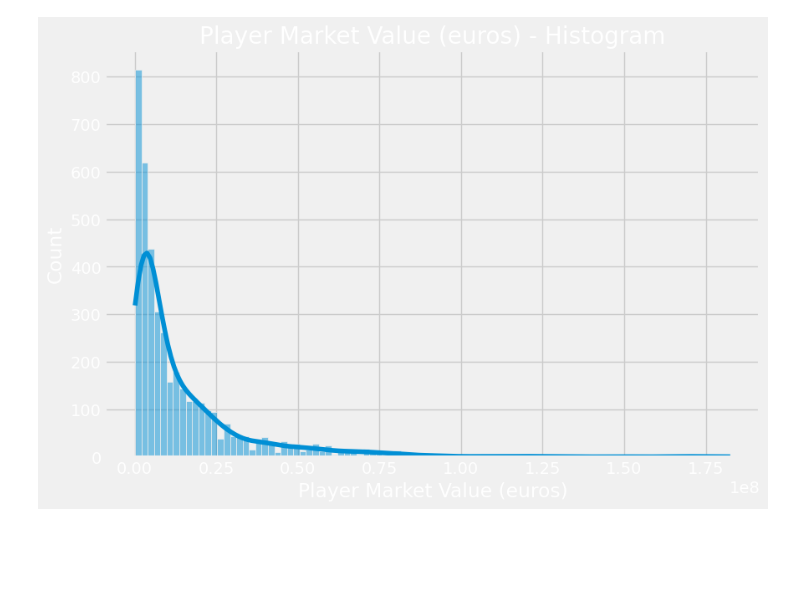
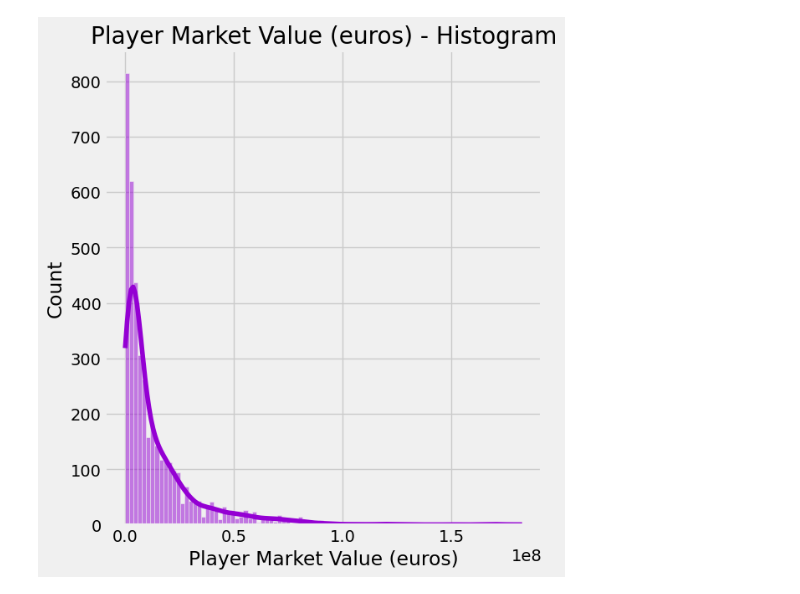
Before and after one commit to cmartins2001/player-valuation-model, a Jupyter notebook: deck_histograms.ipynb, the cells around one changed output. Saved outputs shown, nothing was run; the diff lists cells and outputs as text; code cells hidden in the pictures; blank space fills up the shorter version.

Commit message:
histograms again

```diff
--- a/deck_histograms.ipynb
+++ b/deck_histograms.ipynb
@@ -55,11 +54,12 @@ master_df = master_df.drop(columns=['league_name', 'league', 'season', 'team', '
 # %%
 # Generate outcome histogram-KDE plots
 # plt.style.use('dark_background')
-plt.figure(figsize=(9, 6))
-sns.histplot(data=master_df, x='market_value_in_eur', kde=True)
+plt.style.use('fivethirtyeight')
+plt.figure(figsize=(6, 7))
+sns.histplot(data=master_df, x='market_value_in_eur', kde=True, color='darkviolet')
 plt.title('Player Market Value (euros) - Histogram')
 plt.xlabel('Player Market Value (euros)')
 plt.show()
 # %% [output]
-[figure, old version]
+[figure, new version]
 # %%
```
Also changed, not shown: parts of 2 cells of this notebook.
